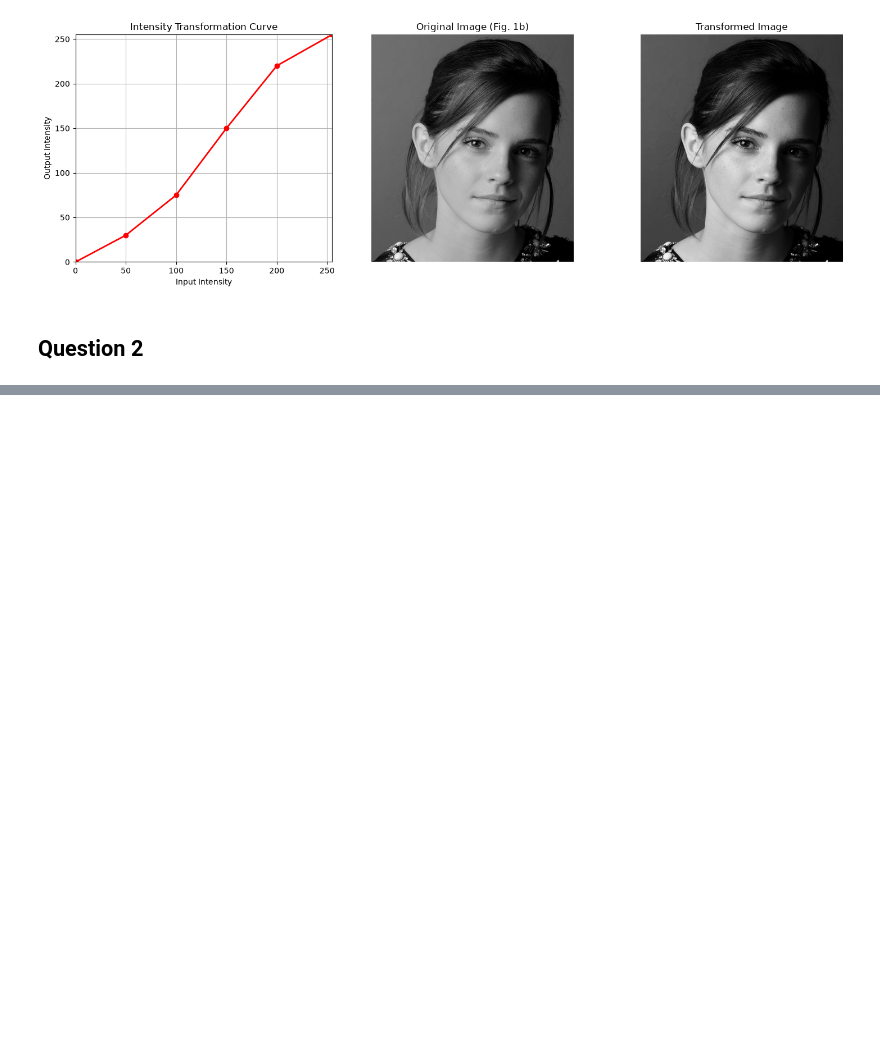
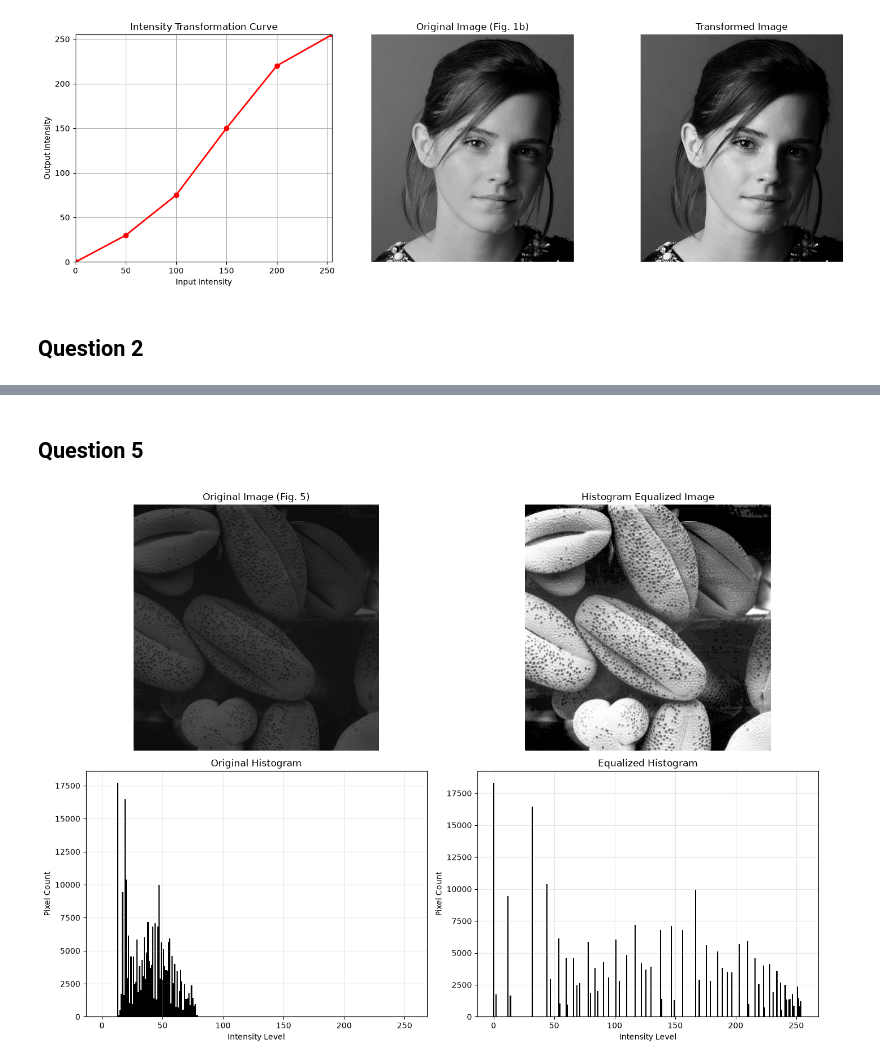
Before and after one commit to HirunaK/Intensity-Transformations-and-Neighborhood-Filtering, a Jupyter notebook: report.ipynb, the cells around one changed output, grey strips where cells are left out. Saved outputs shown, nothing was run; the diff lists cells and outputs as text; code cells hidden in the pictures; blank space fills up the shorter version.

```diff
--- a/report.ipynb
+++ b/report.ipynb
@@ -144,0 +198,35 @@ plt.show()
+# %% [markdown]
+## Question 5
+# %%
+def custom_histogram_equalization(im):
+    hist, _ = np.histogram(im.flatten(), 256, [0, 256])
+    cdf = hist.cumsum()
+    cdf_masked = np.ma.masked_equal(cdf, 0)
+    cdf_normalized = (cdf_masked - cdf_masked.min()) * 255.0 / (cdf_masked.max() - cdf_masked.min())
+    lut = np.ma.filled(cdf_normalized, 0).astype(np.uint8)
+    im_equalized = lut[im]
+    return im_equalized, hist, lut
+img_orig = cv.imread('images/shells.tif', cv.IMREAD_GRAYSCALE)
+img_eq, hist_orig, lut = custom_histogram_equalization(img_orig)
+hist_eq, _ = np.histogram(img_eq.flatten(), 256, [0, 256])
+fig, axes = plt.subplots(2, 2, figsize=(14, 10))
+axes[0, 0].imshow(img_orig, cmap='gray', vmin=0, vmax=255)
+axes[0, 0].set_title("Original Image (Fig. 5)")
+axes[0, 0].axis('off')
+axes[0, 1].imshow(img_eq, cmap='gray', vmin=0, vmax=255)
+axes[0, 1].set_title("Histogram Equalized Image")
+axes[0, 1].axis('off')
+axes[1, 0].bar(range(256), hist_orig, color='black', width=1.0)
+axes[1, 0].set_title("Original Histogram")
+axes[1, 0].set_xlabel("Intensity Level")
+axes[1, 0].set_ylabel("Pixel Count")
+axes[1, 0].grid(True, alpha=0.3)
+axes[1, 1].bar(range(256), hist_eq, color='black', width=1.0)
+axes[1, 1].set_title("Equalized Histogram")
+axes[1, 1].set_xlabel("Intensity Level")
+axes[1, 1].set_ylabel("Pixel Count")
+axes[1, 1].grid(True, alpha=0.3)
+plt.tight_layout()
+plt.show()
+# %% [output]
+[figure, added]
```
Also changed, not shown: parts of 7 cells of this notebook, 24 other files.
